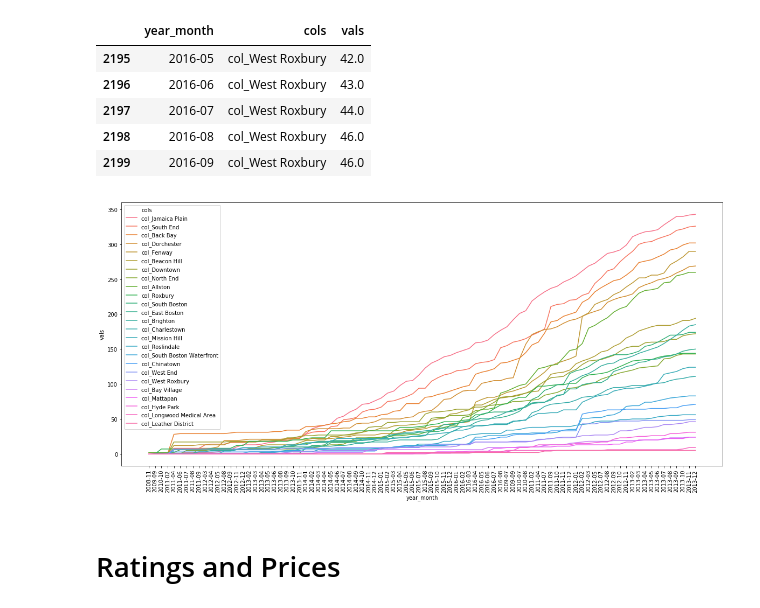
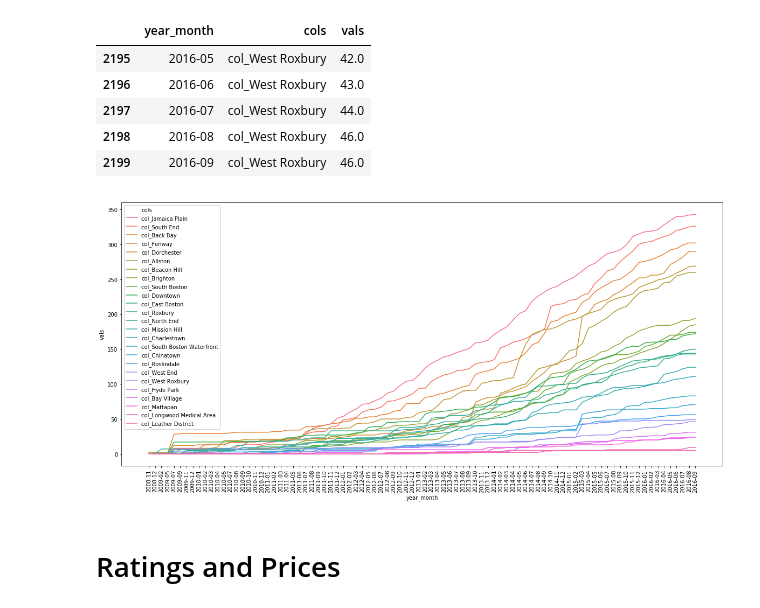
Before and after one commit to haataa/airbnb_finding, a Jupyter notebook: airbnb_findding.ipynb, the cells around one changed output. Saved outputs shown, nothing was run; the diff lists cells and outputs as text; code cells hidden in the pictures.

Commit message:
add neighbourhood cummulative listings over the year plot

```diff
--- a/airbnb_findding.ipynb
+++ b/airbnb_findding.ipynb
@@ -239,12 +245,13 @@ bs_host_neigh_wide_long.tail()
 | 2199 | 2016-09 | col_West Roxbury | 46.0 |
 # %%
 f, ax = plt.subplots(figsize=(20, 9))
-last_date = bs_host_neigh_wide_long[bs_host_neigh_wide_long.year_month=='2013-12']
+bs_host_neigh_wide_long.year_month = bs_host_neigh_wide_long.year_month.apply(lambda x:str(x))
+last_date = bs_host_neigh_wide_long[bs_host_neigh_wide_long.year_month==max(bs_host_neigh_wide_long.year_month)]
 hue_order = last_date.sort_values(by=['vals'],ascending=False)['cols']
 g=sns.lineplot(x='year_month',y='vals',hue='cols', hue_order =hue_order ,data=bs_host_neigh_wide_long)
-g=g.set_xticklabels(bs_host_neigh.year_month,rotation=90)
+g=g.set_xticklabels(bs_host_neigh_wide_long.year_month.unique(),rotation=90)
 # %% [output]
-[figure, old version]
+[figure, new version]
 # %% [markdown]
 # Ratings and Prices
 # %%
```
Also changed, not shown: parts of 3 cells of this notebook.
